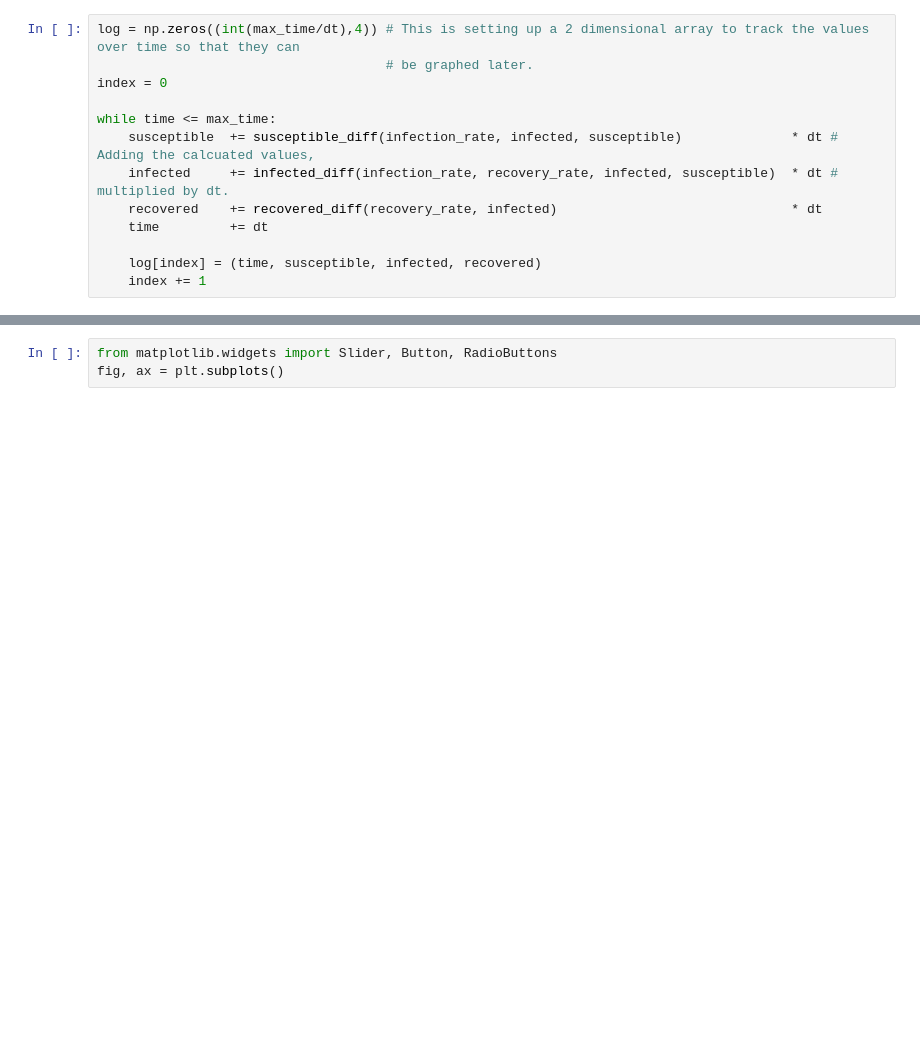
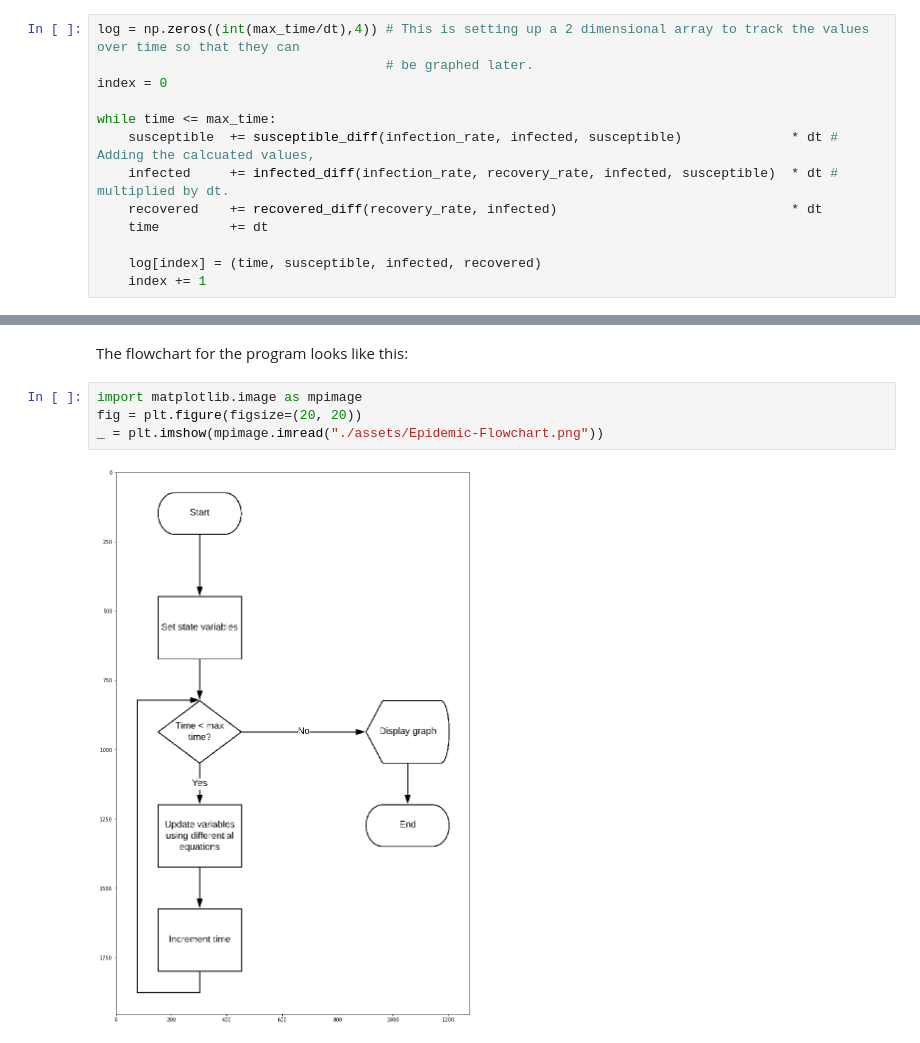
Before and after one commit to Jex-y/Epidemic, a Jupyter notebook: Epidemic-Procedural.ipynb, the cells around one changed output, grey strips where cells are left out. Saved outputs shown, nothing was run; the diff lists cells and outputs as text; blank space fills up the shorter version.

```diff
--- a/Epidemic-Procedural.ipynb
+++ b/Epidemic-Procedural.ipynb
@@ -55,3 +54,8 @@ Now, using this as a base we can make an interactive version where you can chang
-# %%
-from matplotlib.widgets import Slider, Button, RadioButtons
-fig, ax = plt.subplots()
+# %% [markdown]
+The flowchart for the program looks like this:
+# %%
+import matplotlib.image as mpimage
+fig = plt.figure(figsize=(20, 20))
+_ = plt.imshow(mpimage.imread("./assets/Epidemic-Flowchart.png"))
+# %% [output]
+[figure, added]
```
Also changed, not shown: parts of 2 cells of this notebook, 1 other file.
